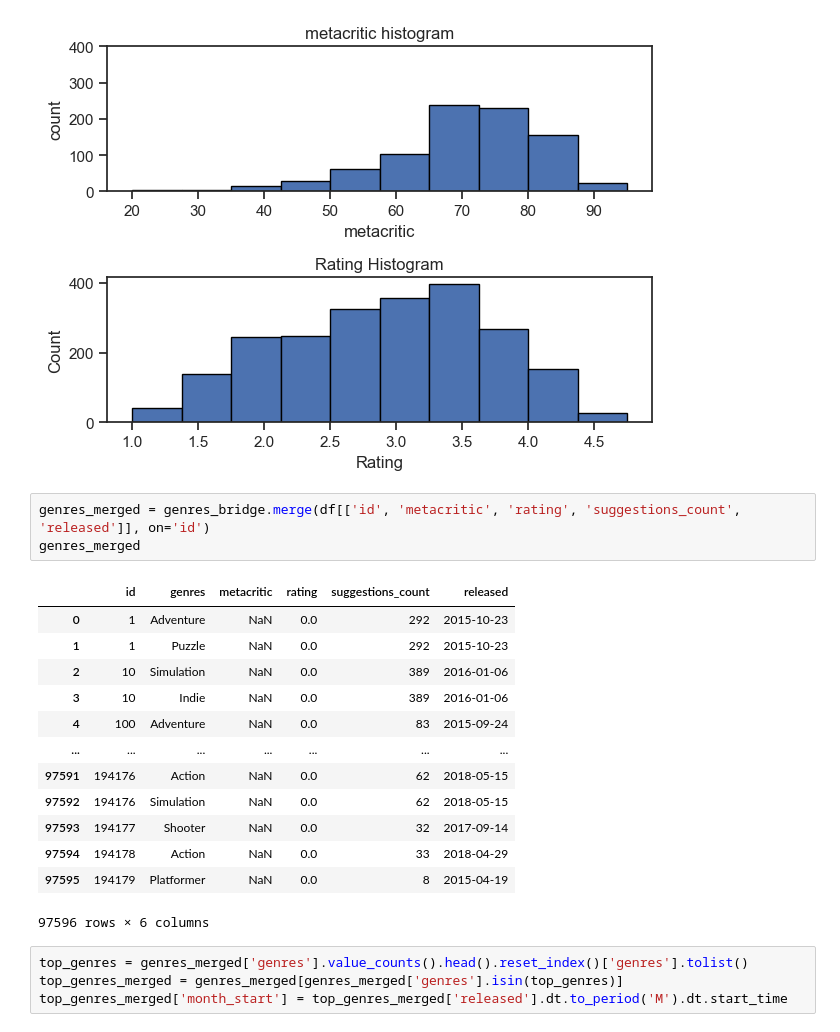
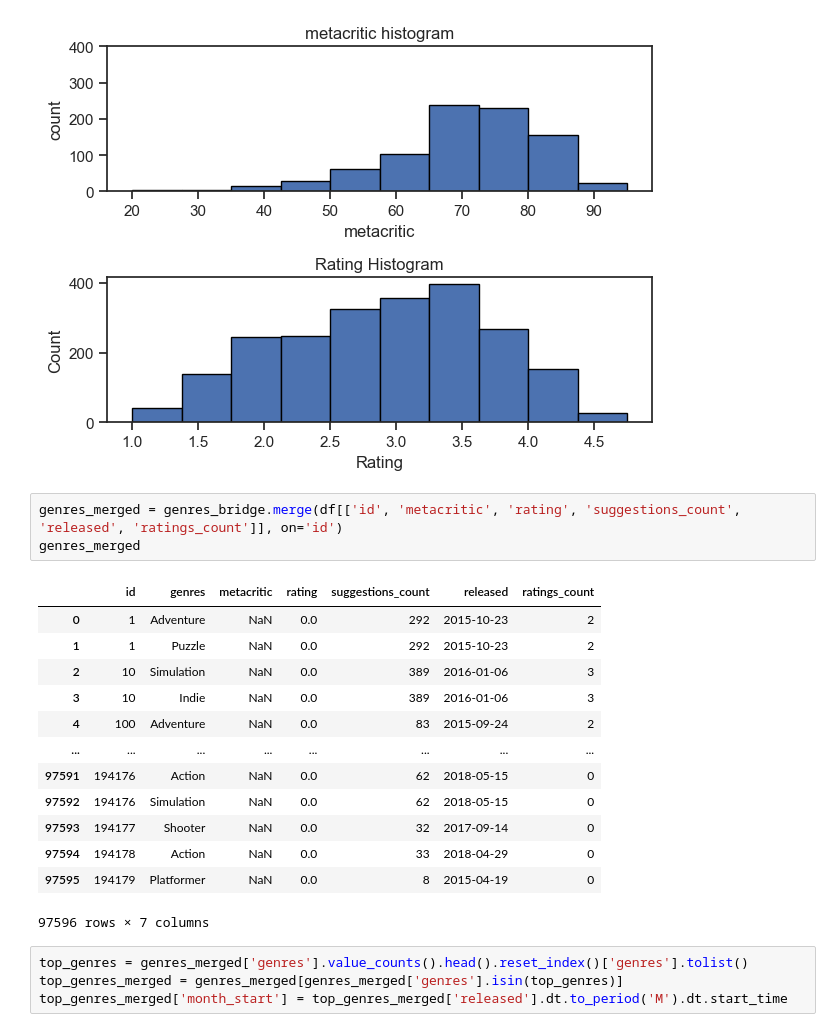
Before and after one commit to ihz-smy/newgamedata, a Jupyter notebook: newgamedata.ipynb, the cells around one changed output. Cells and saved outputs as stored; diff of their text form.

```diff
--- a/newgamedata.ipynb
+++ b/newgamedata.ipynb
@@ -559,22 +559,22 @@ plt.show()
 # %% [output]
 [figure]
 # %%
-genres_merged = genres_bridge.merge(df[['id', 'metacritic', 'rating', 'suggestions_count', 'released']], on='id')
+genres_merged = genres_bridge.merge(df[['id', 'metacritic', 'rating', 'suggestions_count', 'released', 'ratings_count']], on='id')
 genres_merged
 # %% [output]
-|  | id | genres | metacritic | rating | suggestions_count | released |
-| 0 | 1 | Adventure | NaN | 0.0 | 292 | 2015-10-23 |
-| 1 | 1 | Puzzle | NaN | 0.0 | 292 | 2015-10-23 |
-| 2 | 10 | Simulation | NaN | 0.0 | 389 | 2016-01-06 |
-| 3 | 10 | Indie | NaN | 0.0 | 389 | 2016-01-06 |
-| 4 | 100 | Adventure | NaN | 0.0 | 83 | 2015-09-24 |
-| ... | ... | ... | ... | ... | ... | ... |
-| 97591 | 194176 | Action | NaN | 0.0 | 62 | 2018-05-15 |
-| 97592 | 194176 | Simulation | NaN | 0.0 | 62 | 2018-05-15 |
-| 97593 | 194177 | Shooter | NaN | 0.0 | 32 | 2017-09-14 |
-| 97594 | 194178 | Action | NaN | 0.0 | 33 | 2018-04-29 |
-| 97595 | 194179 | Platformer | NaN | 0.0 | 8 | 2015-04-19 |
+|  | id | genres | metacritic | rating | suggestions_count | released | ratings_count |
+| 0 | 1 | Adventure | NaN | 0.0 | 292 | 2015-10-23 | 2 |
+| 1 | 1 | Puzzle | NaN | 0.0 | 292 | 2015-10-23 | 2 |
+| 2 | 10 | Simulation | NaN | 0.0 | 389 | 2016-01-06 | 3 |
+| 3 | 10 | Indie | NaN | 0.0 | 389 | 2016-01-06 | 3 |
+| 4 | 100 | Adventure | NaN | 0.0 | 83 | 2015-09-24 | 2 |
+| ... | ... | ... | ... | ... | ... | ... | ... |
+| 97591 | 194176 | Action | NaN | 0.0 | 62 | 2018-05-15 | 0 |
+| 97592 | 194176 | Simulation | NaN | 0.0 | 62 | 2018-05-15 | 0 |
+| 97593 | 194177 | Shooter | NaN | 0.0 | 32 | 2017-09-14 | 0 |
+| 97594 | 194178 | Action | NaN | 0.0 | 33 | 2018-04-29 | 0 |
+| 97595 | 194179 | Platformer | NaN | 0.0 | 8 | 2015-04-19 | 0 |
-97596 rows × 6 columns
+97596 rows × 7 columns
 # %%
 top_genres = genres_merged['genres'].value_counts().head().reset_index()['genres'].tolist()
 top_genres_merged = genres_merged[genres_merged['genres'].isin(top_genres)]
```
Also changed, not shown: parts of 3 cells of this notebook.
